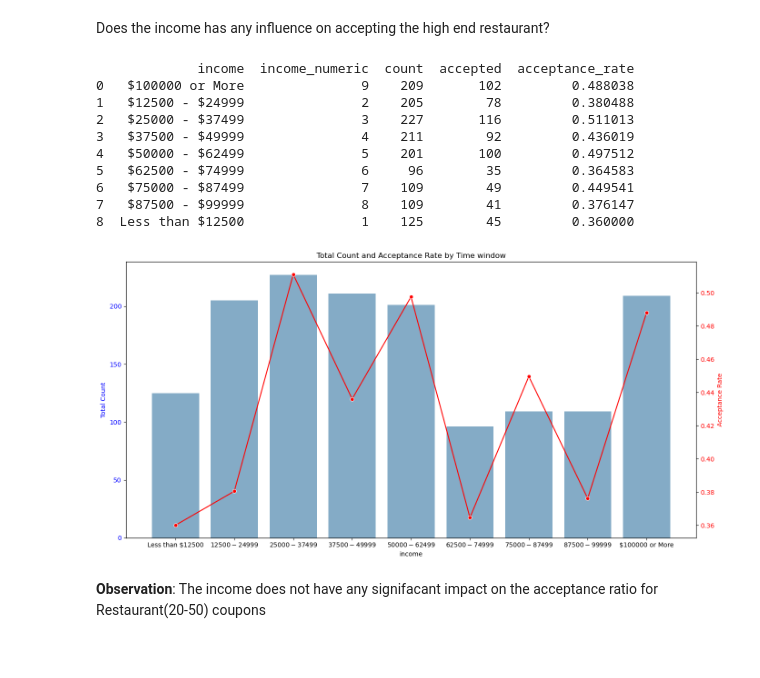
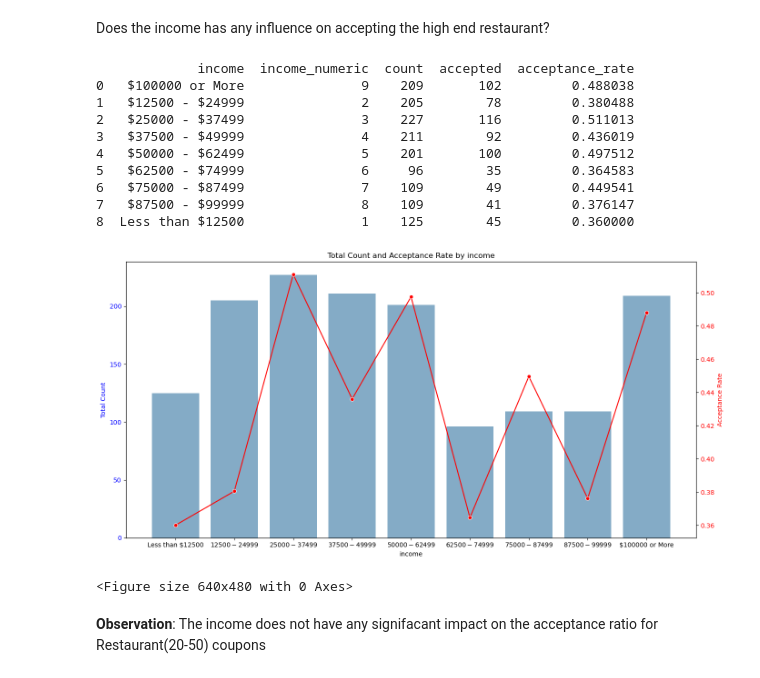
Before and after one commit to RSellathurai/MLAI-MOD5-PAA-01, a Jupyter notebook: prompt.ipynb, the cells around one changed output. Cells and saved outputs as stored; diff of their text form; code cells hidden in the pictures.

```diff
--- a/prompt.ipynb
+++ b/prompt.ipynb
@@ -714,35 +685,37 @@ data.replace([np.inf, -np.inf], np.nan, inplace=True)
 fig, ax1 = plt.subplots(figsize=(14, 7))
 
 # Bar plot for count
 sns.barplot(x='income', y='count', data=grouped, ax=ax1, alpha=0.6)
 ax1.set_ylabel('Total Count', color='b')
 ax1.tick_params(axis='y', labelcolor='b')
 
 # Create a second y-axis to plot the acceptance rate
 ax2 = ax1.twinx()
 sns.lineplot(x='income', y='acceptance_rate', data=grouped, ax=ax2, color='r', marker='o')
 ax2.set_ylabel('Acceptance Rate', color='r')
 ax2.tick_params(axis='y', labelcolor='r')
 
 # Set the title and labels
-plt.title('Total Count and Acceptance Rate by Time window')
+plt.title('Total Count and Acceptance Rate by income')
 ax1.set_xlabel('income')
 
 # Show the plot
 plt.tight_layout()
 plt.show()
+plt.savefig("./images/plots/high-end-income.png")
 # %% [output]
              income  income_numeric  count  accepted  acceptance_rate
 0   $100000 or More               9    209       102         0.488038
 1   $12500 - $24999               2    205        78         0.380488
 2   $25000 - $37499               3    227       116         0.511013
 3   $37500 - $49999               4    211        92         0.436019
 4   $50000 - $62499               5    201       100         0.497512
 5   $62500 - $74999               6     96        35         0.364583
 6   $75000 - $87499               7    109        49         0.449541
 7   $87500 - $99999               8    109        41         0.376147
 8  Less than $12500               1    125        45         0.360000
-[figure, old version]
+[figure, new version]
+<Figure size 640x480 with 0 Axes>
 # %% [markdown]
 **Observation**: The income does not have any signifacant impact on the acceptance ratio for Restaurant(20-50) coupons
 # %%
```
Also changed, not shown: parts of 13 cells of this notebook, 8 other files.
